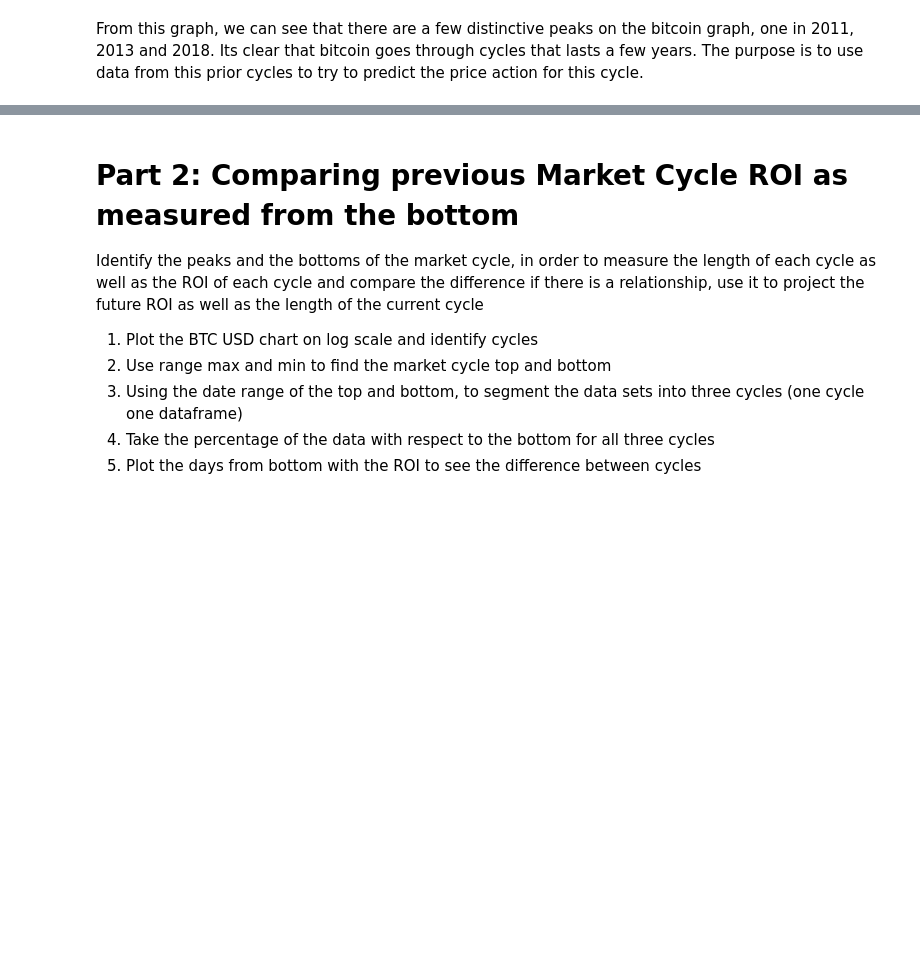
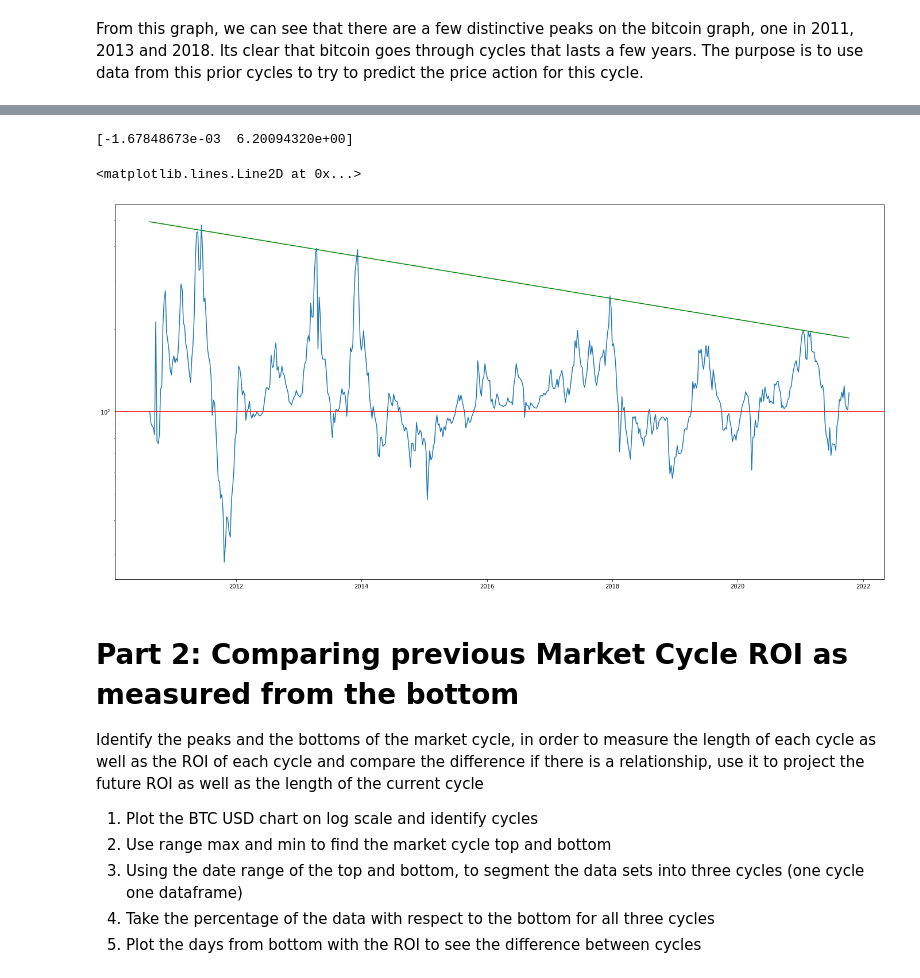
Before and after one commit to AvranWong/bitcoin_historical_movements, a Jupyter notebook: macroeconmic_indicators_bitcoin.ipynb, the cells around one changed output, grey strips where cells are left out. Saved outputs shown, nothing was run; the diff lists cells and outputs as text; code cells hidden in the pictures; blank space fills up the shorter version.

```diff
--- a/macroeconmic_indicators_bitcoin.ipynb
+++ b/macroeconmic_indicators_bitcoin.ipynb
@@ -168,0 +178,10 @@ plt.axhline(y=100, color='r', linestyle='-')
+# %%
+# Identifying peaks in deviation, previously identified as cycle tops. Manually labeled
+d = weekly_data.loc[(weekly_data["Date"] == "2011-06-13")]
+e =weekly_data.loc[(weekly_data["Date"] == "2013-04-08")]
+f = weekly_data.loc[(weekly_data["Date"] == "2013-12-02")]
+g = weekly_data.loc[(weekly_data["Date"] == "2017-12-18")]
+data =[d,e,f,g]
+localpeak = pd.DataFrame(columns=['Date', 'Value'])
+localpeak = pd.concat(data)
+localpeak.head()
@@ -169,3 +194,28 @@ plt.axhline(y=100, color='r', linestyle='-')
+# %%
+# Regression Fitting function
+def line_reg(x,p1,p2):
+    #The formula for a logarithmic equation
+    return p1*x+p2
+
+xtest = np.array([x+1 for x in range(len(weekly_data))])
+xdata = np.array([x+1 for x in localpeak.index])
+ydata = np.log(localpeak["Deviation_MA"])
+p,cov = curve_fit(line_reg,xdata,ydata)
+print(p)
+fitted_data = line_reg(xtest,p[0],p[1])
+fig = plt.figure(figsize=(24, 12))
+# Plots the deviation with respect to time
+ax = plt.gca()
+ax.set_yscale('log')
+#plt.plot(weekly_data["Date"],weekly_data["Deviation_MA"])
+plt.plot(weekly_data["Date"],np.exp(fitted_data), c = "g")
+#plt.plot(localpeak["Date"],localpeak["Deviation_MA"])
+plt.plot(weekly_data["Date"],weekly_data["Deviation_MA"])
+plt.axhline(y=100, color='r', linestyle='-')
+# %% [output]
+[-1.67848673e-03  6.20094320e+00]
+<matplotlib.lines.Line2D at 0x...>
+[figure, added]
 # %% [markdown]
 # Part 2: Comparing previous Market Cycle ROI as measured from the bottom
 Identify the peaks and the bottoms of the market cycle, in order to measure the length of each cycle as well as the ROI of each cycle and compare the difference if there is a relationship, use it to project the future ROI as well as the length of the current cycle
```
Also changed, not shown: parts of 28 cells of this notebook.
